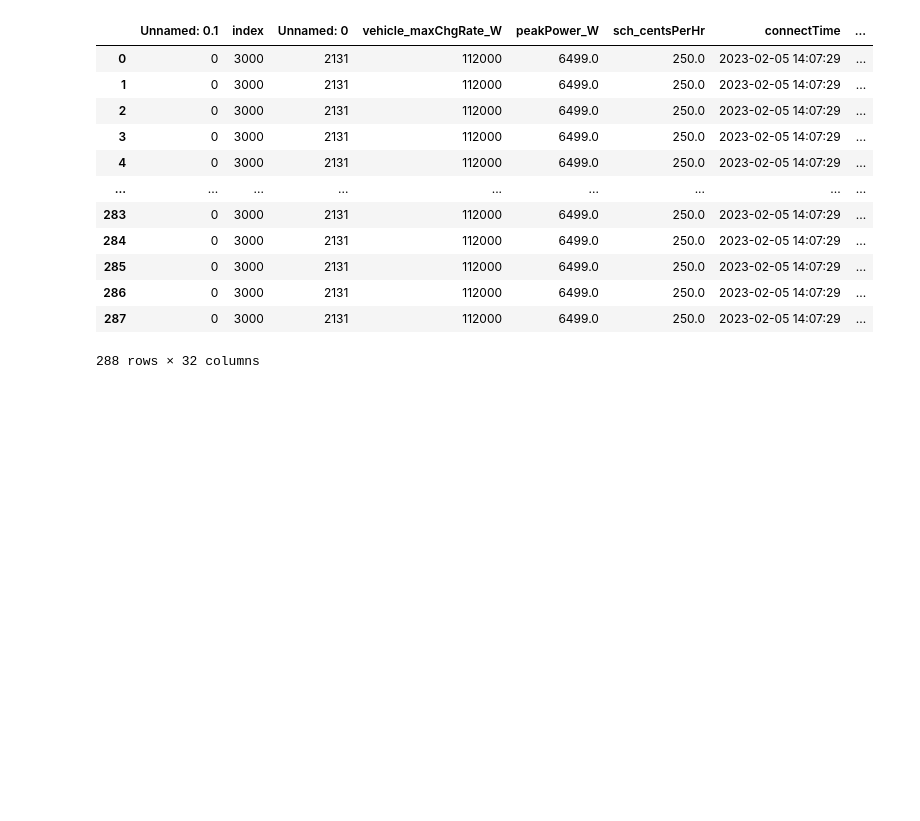
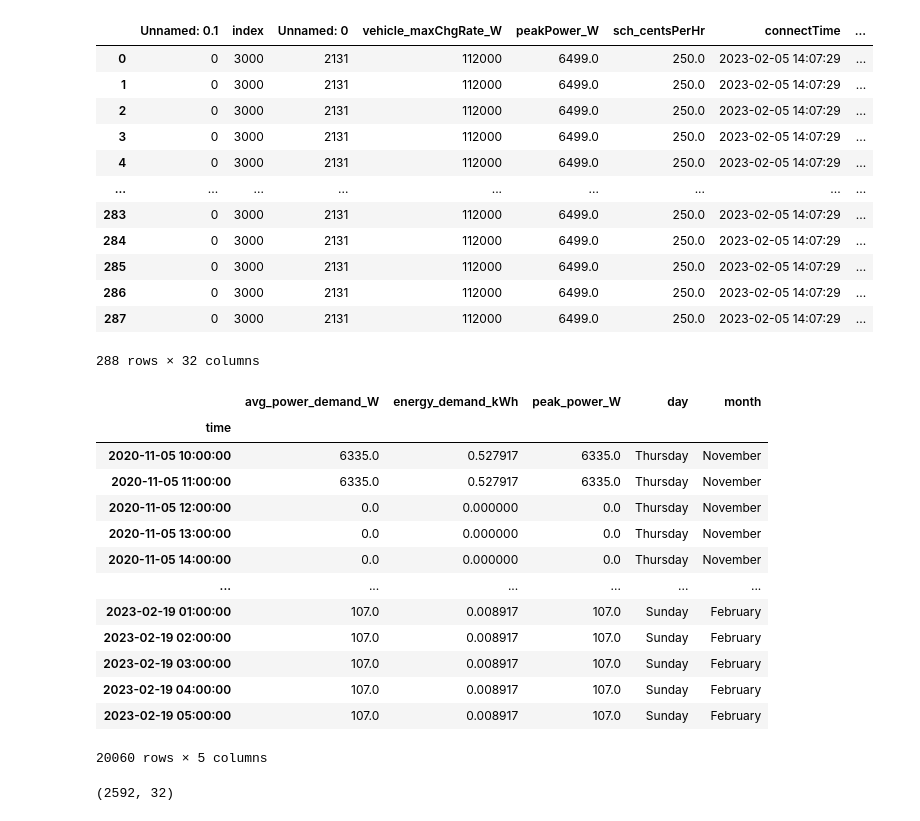
Before and after one commit to winston-edwin-chiong/slrpEV-data-dashboard, a Jupyter notebook: SessionLvlVIz.ipynb, the cells around one changed output. Saved outputs shown, nothing was run; the diff lists cells and outputs as text; code cells hidden in the pictures; blank space fills up the shorter version.

```diff
--- a/SessionLvlVIz.ipynb
+++ b/SessionLvlVIz.ipynb
@@ -165,3 +165,28 @@ pd.read_csv("data/todays_sessions.csv")
 | 286 | 0 | 3000 | 2131 | 112000 | 6499.0 | 250.0 | 2023-02-05 14:07:29 | ... |
 | 287 | 0 | 3000 | 2131 | 112000 | 6499.0 | 250.0 | 2023-02-05 14:07:29 | ... |
 288 rows × 32 columns
+# %%
+df = pd.read_csv("data/fivemindemand.csv")
+df.set_index("time", drop=True, inplace=True)
+df.index = pd.to_datetime(df.index)
+df.resample("1H").max()
+# %% [output]
+|  | avg_power_demand_W | energy_demand_kWh | peak_power_W | day | month |
+| time |  |  |  |  |  |
+| 2020-11-05 10:00:00 | 6335.0 | 0.527917 | 6335.0 | Thursday | November |
+| 2020-11-05 11:00:00 | 6335.0 | 0.527917 | 6335.0 | Thursday | November |
+| 2020-11-05 12:00:00 | 0.0 | 0.000000 | 0.0 | Thursday | November |
+| 2020-11-05 13:00:00 | 0.0 | 0.000000 | 0.0 | Thursday | November |
+| 2020-11-05 14:00:00 | 0.0 | 0.000000 | 0.0 | Thursday | November |
+| ... | ... | ... | ... | ... | ... |
+| 2023-02-19 01:00:00 | 107.0 | 0.008917 | 107.0 | Sunday | February |
+| 2023-02-19 02:00:00 | 107.0 | 0.008917 | 107.0 | Sunday | February |
+| 2023-02-19 03:00:00 | 107.0 | 0.008917 | 107.0 | Sunday | February |
+| 2023-02-19 04:00:00 | 107.0 | 0.008917 | 107.0 | Sunday | February |
+| 2023-02-19 05:00:00 | 107.0 | 0.008917 | 107.0 | Sunday | February |
+20060 rows × 5 columns
+# %%
+df = pd.read_csv("data/todays_sessions.csv")
+df.shape
+# %% [output]
+(2592, 32)
```
Also changed, not shown: parts of 1 cell of this notebook, 35 other files.
